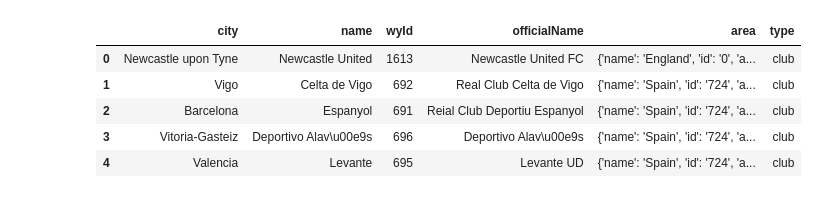
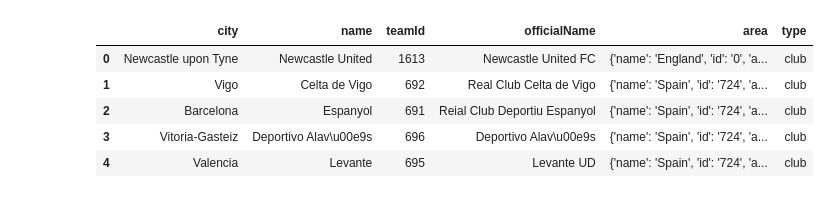
Before and after one commit to MarijnSt/soccermatics, a Jupyter notebook: 0-getting-started/t-test.ipynb, the cells around one changed output. Saved outputs shown, nothing was run; the diff lists cells and outputs as text; code cells hidden in the pictures.

Commit message:
t-test corners per team

```diff
--- a/0-getting-started/t-test.ipynb
+++ b/0-getting-started/t-test.ipynb
@@ -30,15 +30,15 @@ df_events.head()
 # %%
 # open teams data
 teams_path = os.path.join(notebook_dir.parent, "wyscout-data", "teams.json")
 
 with open(teams_path) as f:
     teams = json.load(f)
 
 df_teams = pd.DataFrame(teams)
+df_teams.rename(columns={"wyId": "teamId"}, inplace=True)
 df_teams.head()
-df_teams.rename(columns={"wyId": "teamId"})
 # %% [output]
-|  | city | name | wyId | officialName | area | type |
+|  | city | name | teamId | officialName | area | type |
 | 0 | Newcastle upon Tyne | Newcastle United | 1613 | Newcastle United FC | {'name': 'England', 'id': '0', 'a... | club |
 | 1 | Vigo | Celta de Vigo | 692 | Real Club Celta de Vigo | {'name': 'Spain', 'id': '724', 'a... | club |
 | 2 | Barcelona | Espanyol | 691 | Reial Club Deportiu Espanyol | {'name': 'Spain', 'id': '724', 'a... | club |
```
Also changed, not shown: parts of 1 cell of this notebook.
